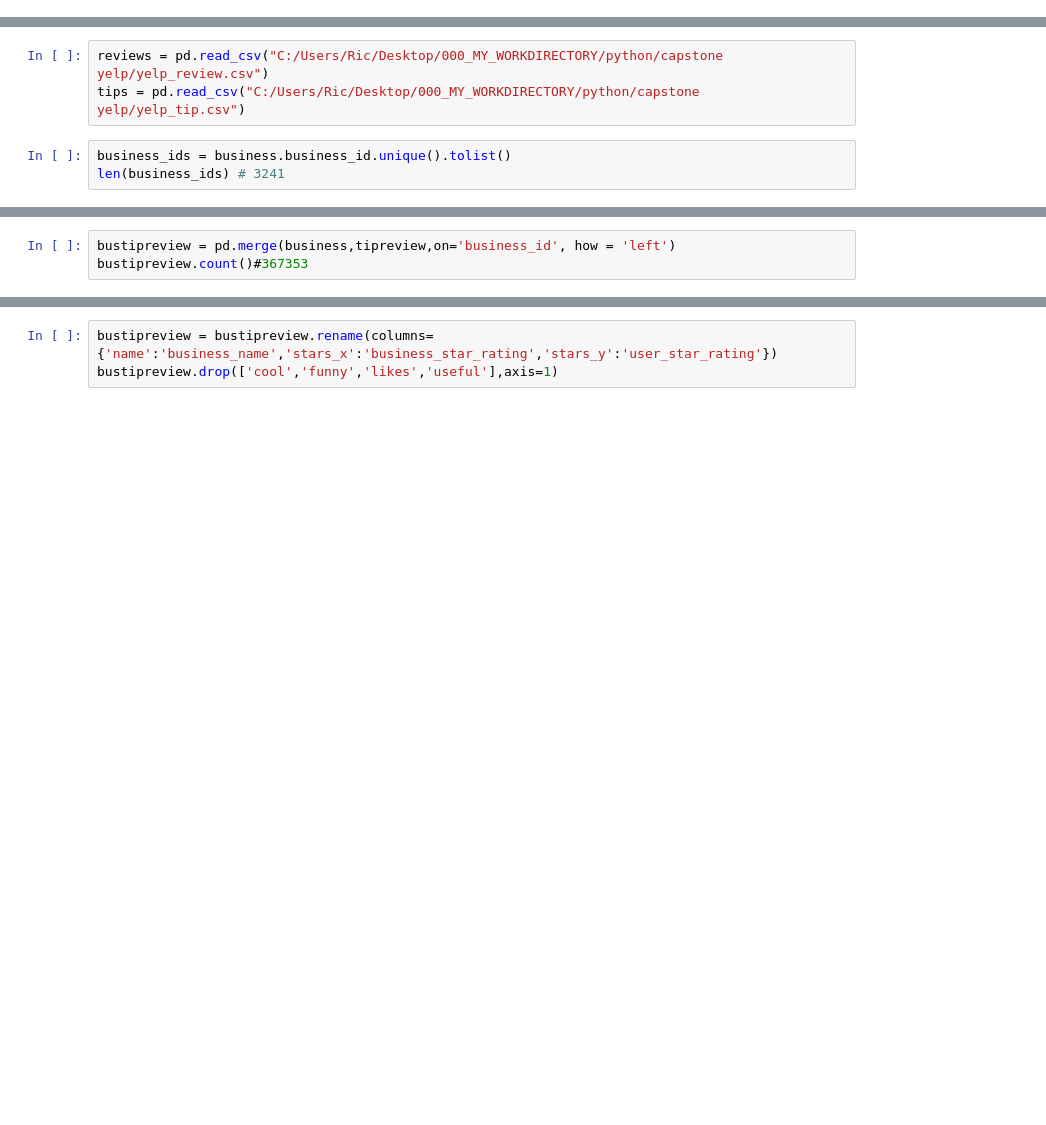
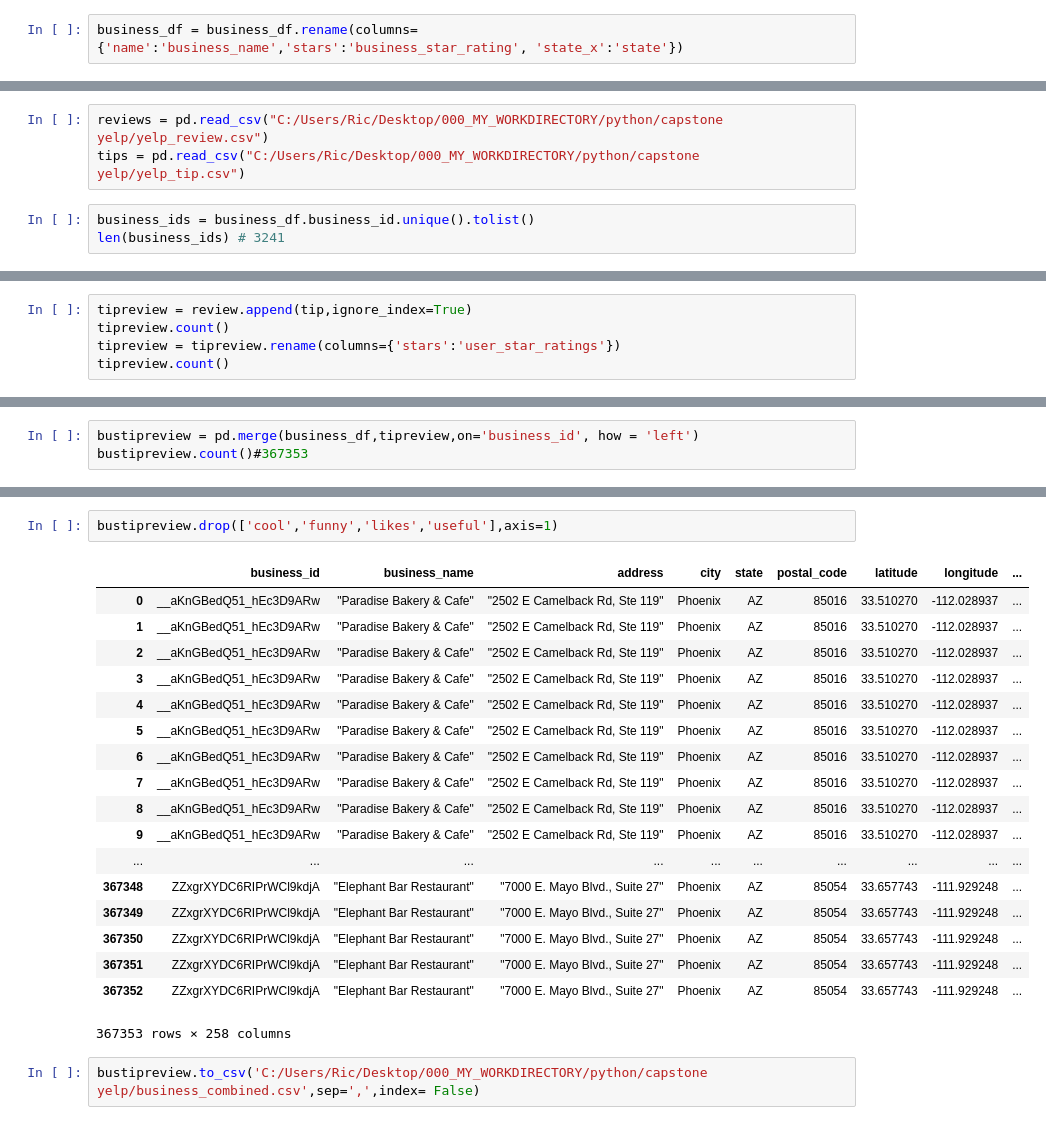
Before and after one commit to mahon1hr/MSDS498, a Jupyter notebook: code/jupyter_notebooks/yelp_combined.ipynb, the cells around one changed output, grey strips where cells are left out. Drawn from its saved outputs; the diff is of its cells as text; blank space fills up the shorter version.

Commit message:
combined code updated1

```diff
--- a/code/jupyter_notebooks/yelp_combined.ipynb
+++ b/code/jupyter_notebooks/yelp_combined.ipynb
@@ -661 +682,3 @@ business_df = pd.merge(df_merged,demographics_df,how='left',on='postal_code')
+# %%
+business_df = business_df.rename(columns={'name':'business_name','stars':'business_star_rating', 'state_x':'state'})
 # %%
@@ -685,5 +698,5 @@ business_df.to_csv('C:/Users/Ric/Desktop/000_MY_WORKDIRECTORY/python/capstone ye
 reviews = pd.read_csv("C:/Users/Ric/Desktop/000_MY_WORKDIRECTORY/python/capstone yelp/yelp_review.csv")
 tips = pd.read_csv("C:/Users/Ric/Desktop/000_MY_WORKDIRECTORY/python/capstone yelp/yelp_tip.csv")
 # %%
-business_ids = business.business_id.unique().tolist()
+business_ids = business_df.business_id.unique().tolist()
 len(business_ids) # 3241
@@ -695,0 +729,5 @@ tip.count()
+# %%
+tipreview = review.append(tip,ignore_index=True)
+tipreview.count()
+tipreview = tipreview.rename(columns={'stars':'user_star_ratings'})
+tipreview.count()
@@ -696,3 +746,3 @@ tip.count()
 # %%
-bustipreview = pd.merge(business,tipreview,on='business_id', how = 'left')
+bustipreview = pd.merge(business_df,tipreview,on='business_id', how = 'left')
 bustipreview.count()#367353
@@ -699,3 +767,23 @@ bustipreview.count()#367353
 # %%
-bustipreview = bustipreview.rename(columns={'name':'business_name','stars_x':'business_star_rating','stars_y':'user_star_rating'})
 bustipreview.drop(['cool','funny','likes','useful'],axis=1)
+# %% [output]
+|  | business_id | business_name | address | city | state | postal_code | latitude | longitude | ... |
+| 0 | __aKnGBedQ51_hEc3D9ARw | "Paradise Bakery & Cafe" | "2502 E Camelback Rd, Ste 119" | Phoenix | AZ | 85016 | 33.510270 | -112.028937 | ... |
+| 1 | __aKnGBedQ51_hEc3D9ARw | "Paradise Bakery & Cafe" | "2502 E Camelback Rd, Ste 119" | Phoenix | AZ | 85016 | 33.510270 | -112.028937 | ... |
+| 2 | __aKnGBedQ51_hEc3D9ARw | "Paradise Bakery & Cafe" | "2502 E Camelback Rd, Ste 119" | Phoenix | AZ | 85016 | 33.510270 | -112.028937 | ... |
+| 3 | __aKnGBedQ51_hEc3D9ARw | "Paradise Bakery & Cafe" | "2502 E Camelback Rd, Ste 119" | Phoenix | AZ | 85016 | 33.510270 | -112.028937 | ... |
+| 4 | __aKnGBedQ51_hEc3D9ARw | "Paradise Bakery & Cafe" | "2502 E Camelback Rd, Ste 119" | Phoenix | AZ | 85016 | 33.510270 | -112.028937 | ... |
+| 5 | __aKnGBedQ51_hEc3D9ARw | "Paradise Bakery & Cafe" | "2502 E Camelback Rd, Ste 119" | Phoenix | AZ | 85016 | 33.510270 | -112.028937 | ... |
+| 6 | __aKnGBedQ51_hEc3D9ARw | "Paradise Bakery & Cafe" | "2502 E Camelback Rd, Ste 119" | Phoenix | AZ | 85016 | 33.510270 | -112.028937 | ... |
+| 7 | __aKnGBedQ51_hEc3D9ARw | "Paradise Bakery & Cafe" | "2502 E Camelback Rd, Ste 119" | Phoenix | AZ | 85016 | 33.510270 | -112.028937 | ... |
+| 8 | __aKnGBedQ51_hEc3D9ARw | "Paradise Bakery & Cafe" | "2502 E Camelback Rd, Ste 119" | Phoenix | AZ | 85016 | 33.510270 | -112.028937 | ... |
+| 9 | __aKnGBedQ51_hEc3D9ARw | "Paradise Bakery & Cafe" | "2502 E Camelback Rd, Ste 119" | Phoenix | AZ | 85016 | 33.510270 | -112.028937 | ... |
+| ... | ... | ... | ... | ... | ... | ... | ... | ... | ... |
+| 367348 | ZZxgrXYDC6RIPrWCl9kdjA | "Elephant Bar Restaurant" | "7000 E. Mayo Blvd., Suite 27" | Phoenix | AZ | 85054 | 33.657743 | -111.929248 | ... |
+| 367349 | ZZxgrXYDC6RIPrWCl9kdjA | "Elephant Bar Restaurant" | "7000 E. Mayo Blvd., Suite 27" | Phoenix | AZ | 85054 | 33.657743 | -111.929248 | ... |
+| 367350 | ZZxgrXYDC6RIPrWCl9kdjA | "Elephant Bar Restaurant" | "7000 E. Mayo Blvd., Suite 27" | Phoenix | AZ | 85054 | 33.657743 | -111.929248 | ... |
+| 367351 | ZZxgrXYDC6RIPrWCl9kdjA | "Elephant Bar Restaurant" | "7000 E. Mayo Blvd., Suite 27" | Phoenix | AZ | 85054 | 33.657743 | -111.929248 | ... |
+| 367352 | ZZxgrXYDC6RIPrWCl9kdjA | "Elephant Bar Restaurant" | "7000 E. Mayo Blvd., Suite 27" | Phoenix | AZ | 85054 | 33.657743 | -111.929248 | ... |
+367353 rows × 258 columns
+# %%
+bustipreview.to_csv('C:/Users/Ric/Desktop/000_MY_WORKDIRECTORY/python/capstone yelp/business_combined.csv',sep=',',index= False)
```
Also changed, not shown: parts of 8 cells of this notebook.
